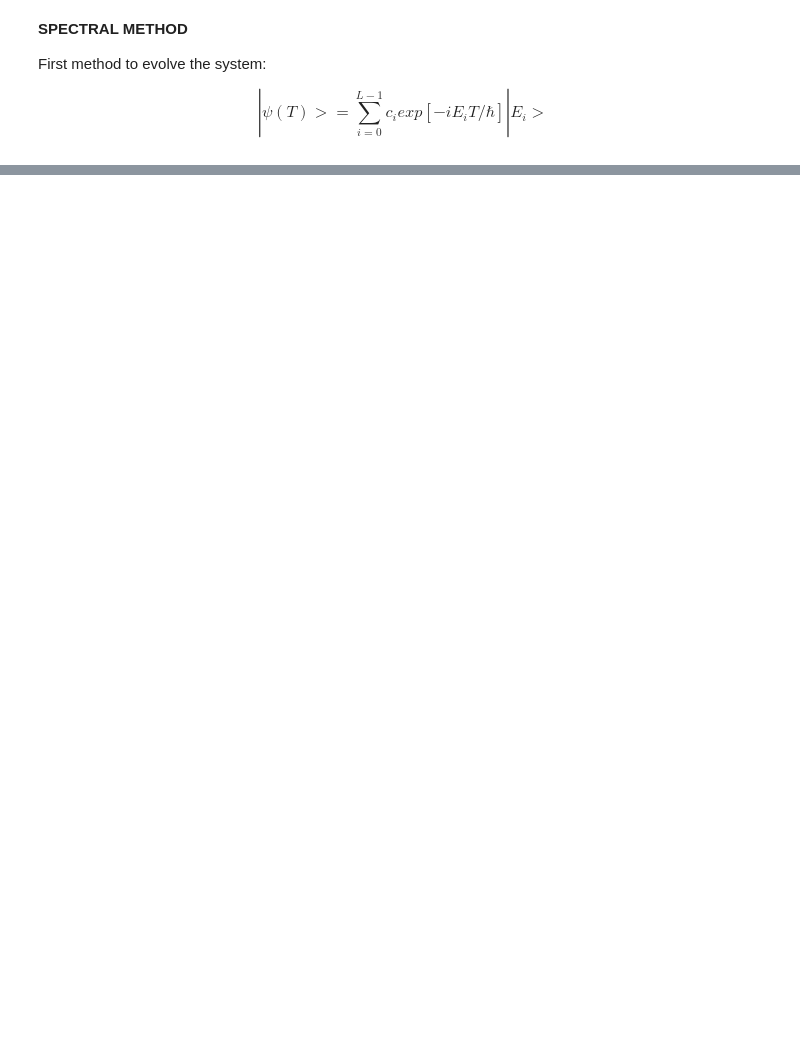
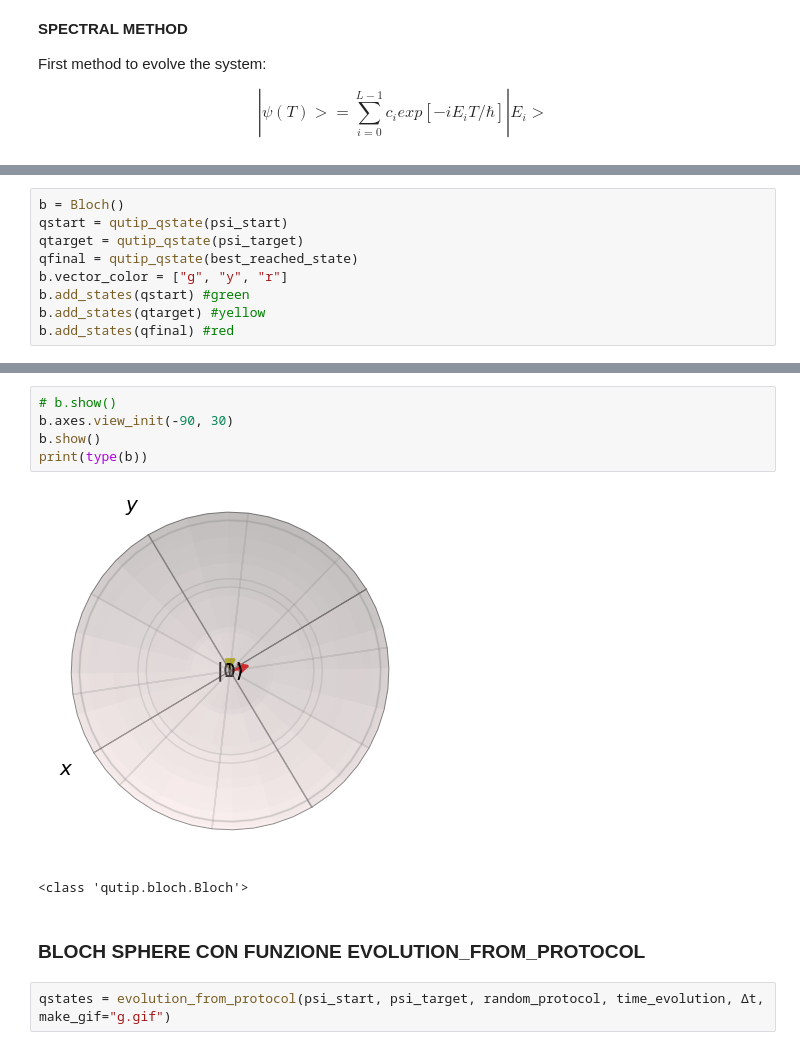
Before and after one commit to matteoguida/Quantum-Information-and-Computing, a Jupyter notebook: SD1QBit.ipynb, the cells around one changed output, grey strips where cells are left out. Cells and saved outputs as stored; diff of their text form; blank space fills up the shorter version.

```diff
--- a/SD1QBit.ipynb
+++ b/SD1QBit.ipynb
@@ -130,0 +155,9 @@ ax.tick_params(axis='both', which='major', labelsize=14)
+# %%
+b = Bloch()
+qstart = qutip_qstate(psi_start)
+qtarget = qutip_qstate(psi_target)
+qfinal = qutip_qstate(best_reached_state)
+b.vector_color = ["g", "y", "r"]
+b.add_states(qstart) #green
+b.add_states(qtarget) #yellow
+b.add_states(qfinal) #red
@@ -130,0 +170,12 @@ ax.tick_params(axis='both', which='major', labelsize=14)
+# %%
+# b.show()
+b.axes.view_init(-90, 30)
+b.show()
+print(type(b))
+# %% [output]
+[figure, added]
+<class 'qutip.bloch.Bloch'>
+# %% [markdown]
+### BLOCH SPHERE CON FUNZIONE EVOLUTION_FROM_PROTOCOL
+# %%
+qstates = evolution_from_protocol(psi_start, psi_target, random_protocol, time_evolution, Δt, make_gif="g.gif")
```
Also changed, not shown: parts of 12 cells of this notebook.
